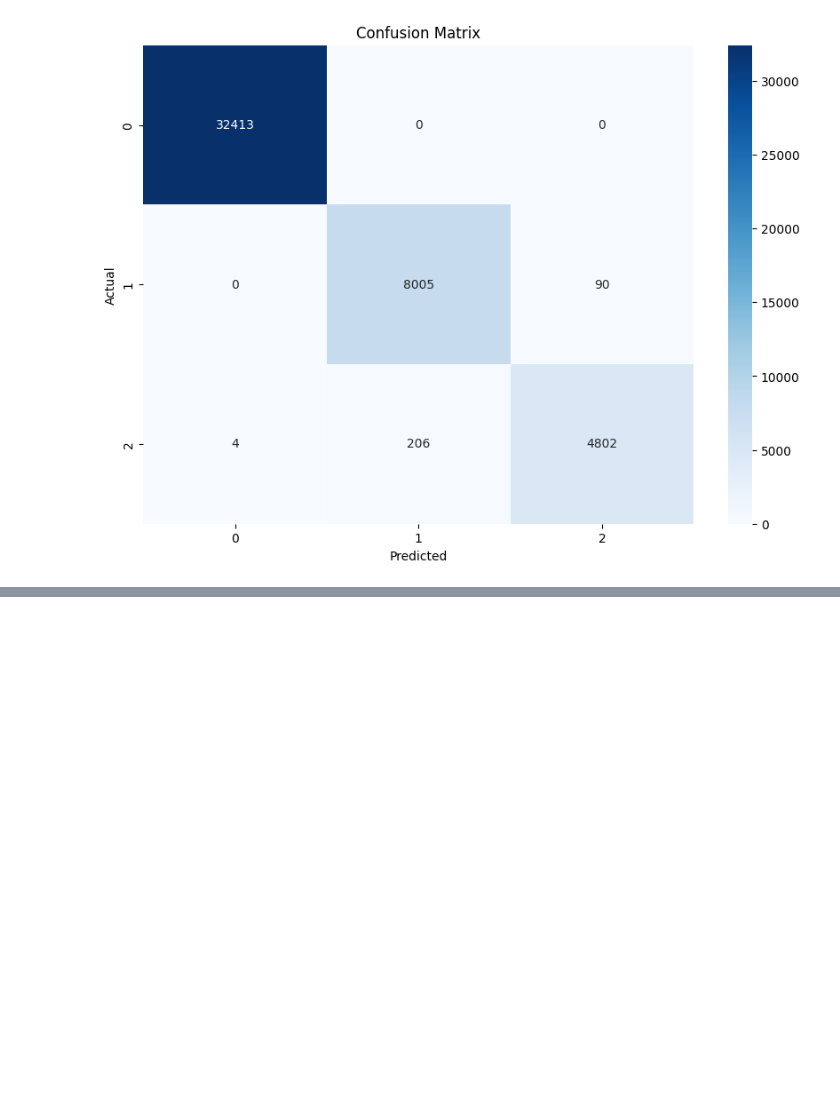
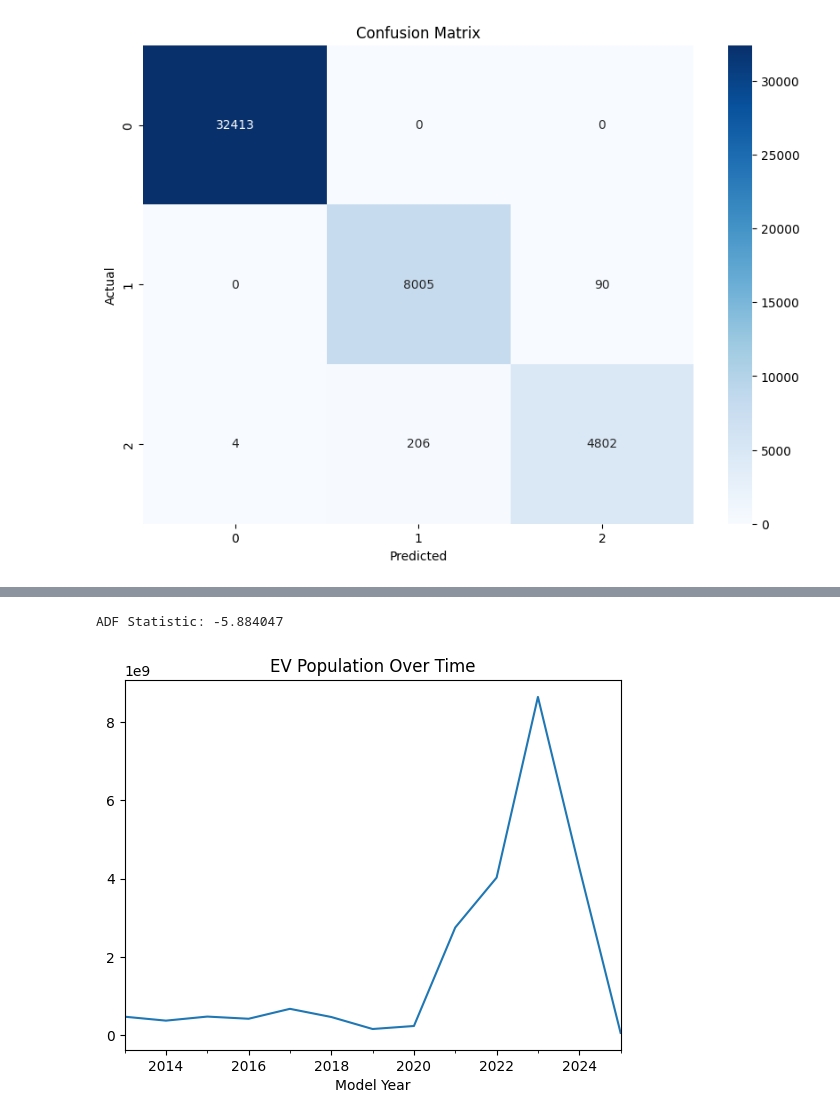
Before and after one commit to youssefelzahar/youssefelzahar-Electric-Vehicle-Population-Data, a Jupyter notebook: model.ipynb, the cells around one changed output, grey strips where cells are left out. Saved outputs shown, nothing was run; the diff lists cells and outputs as text; code cells hidden in the pictures; blank space fills up the shorter version.

```diff
--- a/model.ipynb
+++ b/model.ipynb
@@ -567,3 +567,8 @@ plt.show()
  [    0  8005    90]
  [    4   206  4802]]
 [figure]
+# %%
+data_cleaned['Count']=data_cleaned['Electric Vehicle Type'].count()
+# %%
+ev_population=data_cleaned.groupby('Model Year')['Count'].sum()
+ev_population
@@ -569,0 +591,2 @@ plt.show()
+# %%
+ev_population.index=pd.to_datetime(ev_population.index,format='%Y')
@@ -569,0 +611,12 @@ plt.show()
+# %%
+from statsmodels.tsa.stattools import adfuller
+result=adfuller(ev_population)
+
+print('ADF Statistic: %f' % result[0])
+# %% [output]
+ADF Statistic: -5.884047
+# %%
+ev_population.plot(title='EV Population Over Time')
+plt.show()
+# %% [output]
+[figure, added]
```
Also changed, not shown: parts of 5 cells of this notebook.
